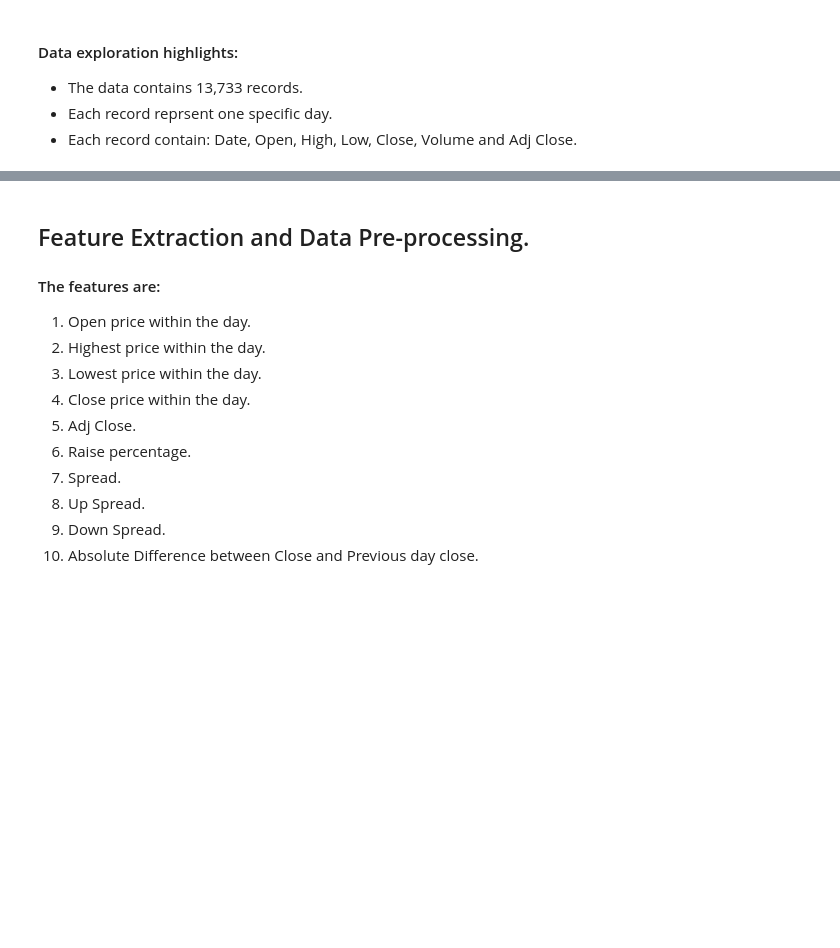
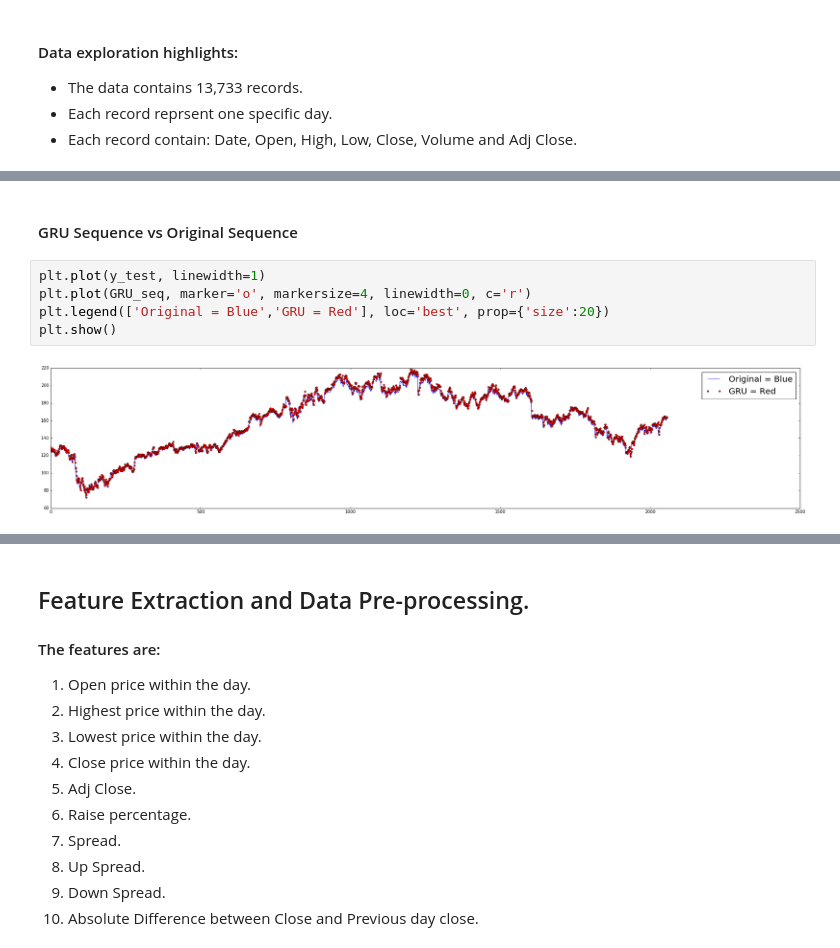
Before and after one commit to ofrik/deep-learning-stocks, a Jupyter notebook: rnn.ipynb, the cells around one changed output, grey strips where cells are left out. Cells and saved outputs as stored; diff of their text form; blank space fills up the shorter version.

```diff
--- a/rnn.ipynb
+++ b/rnn.ipynb
@@ -81,0 +220,9 @@ data.head()
+# %% [markdown]
+#### GRU Sequence vs Original Sequence
+# %%
+plt.plot(y_test, linewidth=1)
+plt.plot(GRU_seq, marker='o', markersize=4, linewidth=0, c='r')
+plt.legend(['Original = Blue','GRU = Red'], loc='best', prop={'size':20})
+plt.show()
+# %% [output]
+[figure, added]
```
Also changed, not shown: parts of 38 cells of this notebook, 1 other file.
